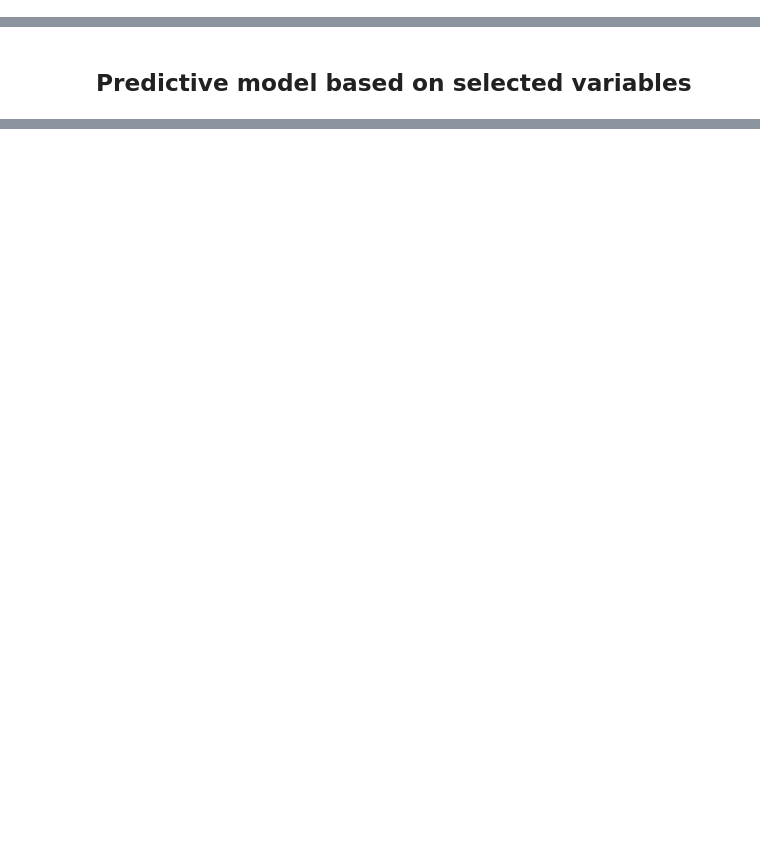
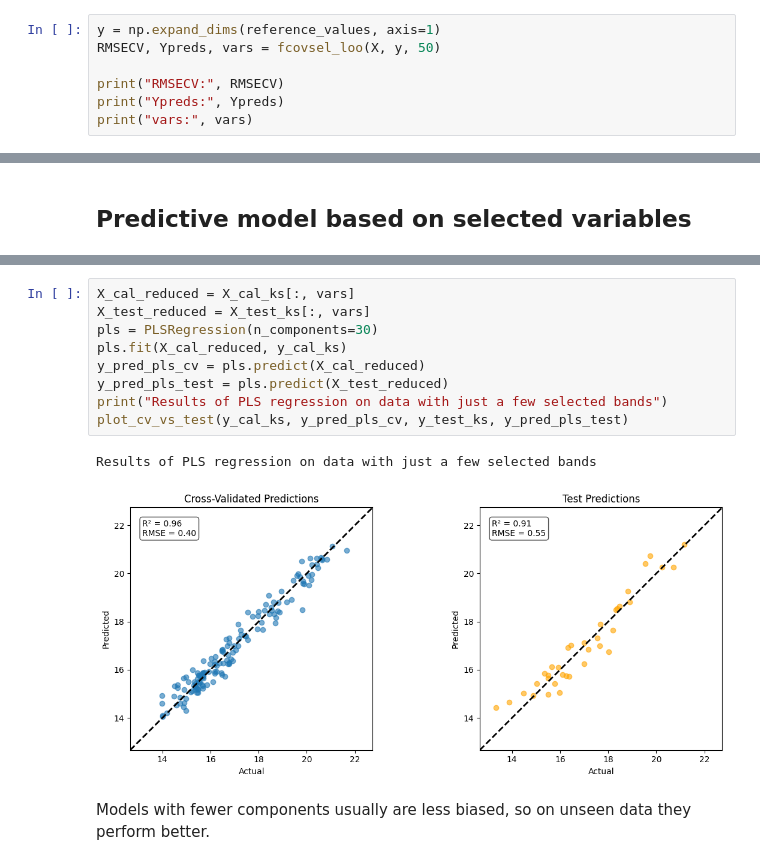
Before and after one commit to LizaGenke/Chemometric-approaches-to-hyperspectral-processing, a Jupyter notebook: variable_selection.ipynb, the cells around one changed output, grey strips where cells are left out. Cells and saved outputs as stored; diff of their text form; blank space fills up the shorter version.

```diff
--- a/variable_selection.ipynb
+++ b/variable_selection.ipynb
@@ -225,0 +114,7 @@ y = reference_values
+# %%
+y = np.expand_dims(reference_values, axis=1)
+RMSECV, Ypreds, vars = fcovsel_loo(X, y, 50)
+
+print("RMSECV:", RMSECV)
+print("Ypreds:", Ypreds)
+print("vars:", vars)
@@ -227,0 +218,14 @@ y = reference_values
+# %%
+X_cal_reduced = X_cal_ks[:, vars]
+X_test_reduced = X_test_ks[:, vars]
+pls = PLSRegression(n_components=30)
+pls.fit(X_cal_reduced, y_cal_ks)
+y_pred_pls_cv = pls.predict(X_cal_reduced)
+y_pred_pls_test = pls.predict(X_test_reduced)
+print("Results of PLS regression on data with just a few selected bands")
+plot_cv_vs_test(y_cal_ks, y_pred_pls_cv, y_test_ks, y_pred_pls_test)
+# %% [output]
+Results of PLS regression on data with just a few selected bands
+[figure, added]
+# %% [markdown]
+Models with fewer components usually are less biased, so on unseen data they perform better.
```
Also changed, not shown: parts of 17 cells of this notebook.
